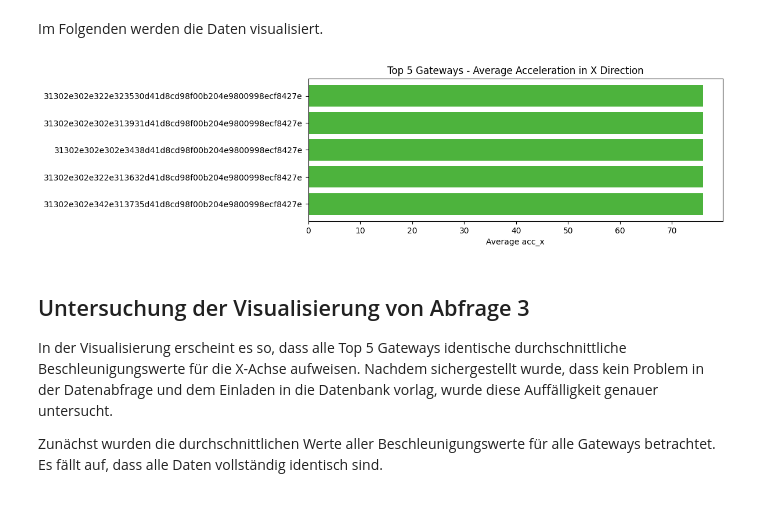
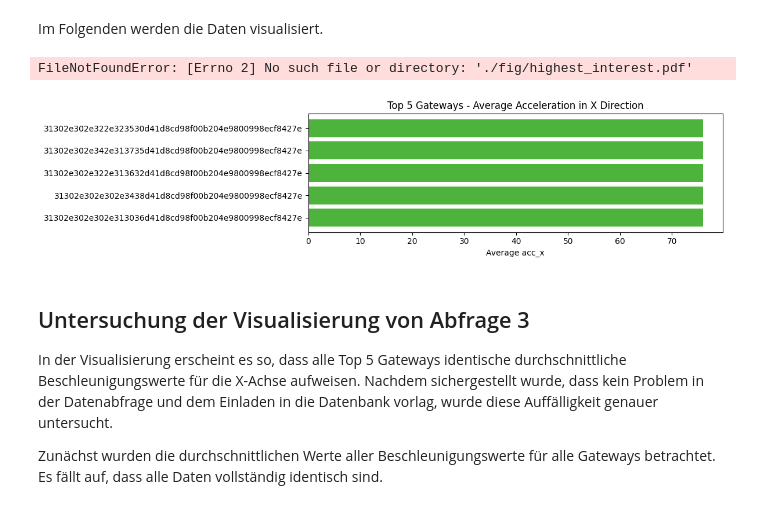
Before and after one commit to vladislabv/etl-pipeline-big-data, a Jupyter notebook: src/mongodb_queries.ipynb, the cells around one changed output. Cells and saved outputs as stored; diff of their text form; code cells hidden in the pictures.

```diff
--- a/src/mongodb_queries.ipynb
+++ b/src/mongodb_queries.ipynb
@@ -139,24 +139,24 @@ Im Folgenden werden die Daten visualisiert.
 # %%
 # Convert the results to a pandas DataFrame
 df = pd.DataFrame(results)
 
 # Sort the DataFrame by average acceleration values and filter on top 5 results
 df_sorted_x = df.sort_values(by='avg_acc_x', ascending=False).head(5).sort_values(by='avg_acc_x', ascending=True)
 
 # Plotting horizontal bar graphs for top 5 gateways
-plt.figure(figsize=(12, 6))
+plt.figure(figsize=(12, 3))
 
 # Plot for acc_x
-plt.subplot(2, 1, 1)
 plt.barh(df_sorted_x['_id'], df_sorted_x['avg_acc_x'], color=mongodb_green)
 plt.yticks(df_sorted_x['_id'], df_sorted_x['_id'])
 plt.xlabel('Average acc_x')
 plt.title('Top 5 Gateways - Average Acceleration in X Direction')
 
 plt.tight_layout() # needed for optimal saving size
-plt.savefig('./fig/highest_interest.pdf')
+plt.savefig('../fig/highest_interest.pdf')
 # %% [output]
+FileNotFoundError: [Errno 2] No such file or directory: './fig/highest_interest.pdf'
-[figure, old version]
+[figure, new version]
 # %% [markdown]
 ## Untersuchung der Visualisierung von Abfrage 3
 
```
Also changed, not shown: parts of 9 cells of this notebook, 2 other files.
